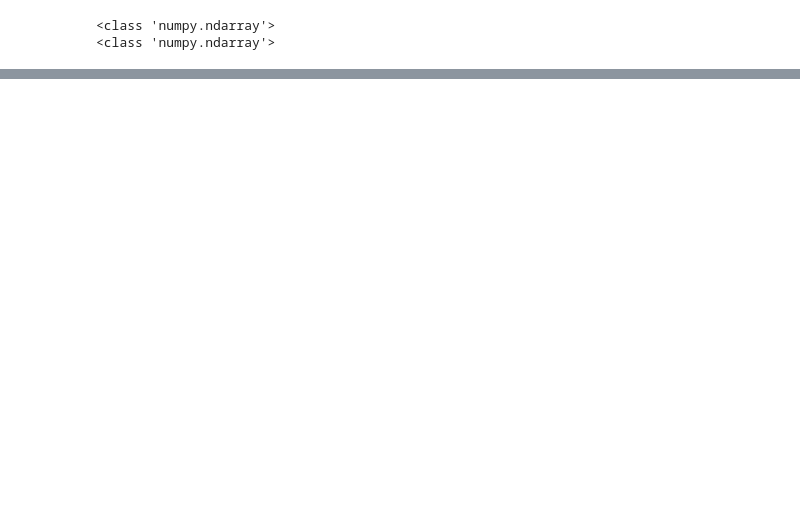
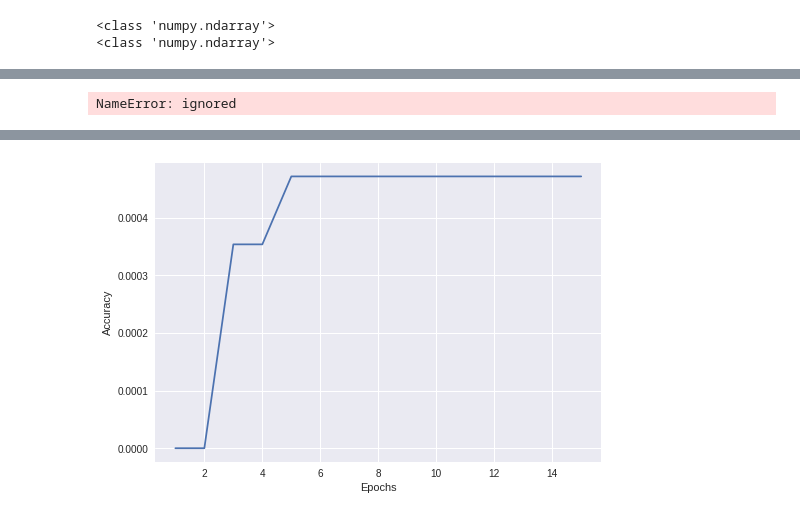
Before and after one commit to RomaricKanyamibwa/Normalisation-de-concepts-medicaux, a Jupyter notebook: CNN_projet.ipynb, the cells around one changed output, grey strips where cells are left out. Saved outputs shown, nothing was run; the diff lists cells and outputs as text; code cells hidden in the pictures; blank space fills up the shorter version.

```diff
--- a/CNN_projet.ipynb
+++ b/CNN_projet.ipynb
@@ -311,6 +212,6 @@ shape= (15981, 30, 300)
 # %%
 print("test sample")
-testMatrixList,testempty=get_termes_matrices(testDisorders_corpus,model)
+testMatrixList,testempty=get_termes_matrices(testDisorders_corpus,model_w2vec)
 # %% [output]
 test sample
 i: 0
@@ -425,14 +311,14 @@ print(result)
 # %%
-batch_size = 128
+batch_size = 32
 num_classes = nb_classes
-epochs = 10
+epochs = 15
 
 # input dimensions
 size_x, size_y = MatrixList[0].shape
-keras_model = Sequential()
+#keras_model = Sequential()
 print(type(np.array(MatrixList)))
 
-# load the MNIST data set, which already splits into train and test sets for us
+# load the data set, which already splits into train and test sets for us
 x_train, y_train = np.array(MatrixList),np.array(Codes2)
 x_test, y_test = np.array(testMatrixList),np.array(testCodes2)
 print(type(x_train[0]))
@@ -482,11 +368,13 @@ encoder = LabelEncoder()
 encoder.fit(GCodes2)
 encoded_Y = encoder.transform(y_train)
 # convert integers to dummy variables (i.e. one hot encoded)
-y_train = np_utils.to_categorical(encoded_Y)
+y_trainEnc = np_utils.to_categorical(encoded_Y,num_classes=Num_classes)
 
+#encoder.fit(GCodes2)
 encoded_Ytest = encoder.transform(y_test)
-y_test = np_utils.to_categorical(encoded_Ytest)
+y_testEnc = np_utils.to_categorical(encoded_Ytest,num_classes=Num_classes)
 
-print((y_train.shape))
-print((y_test.shape))
+print((y_trainEnc.shape))
+print((y_testEnc.shape))
+#input_shape = (size_x, size_y, 1)
 # %% [output]
@@ -537,0 +432,27 @@ ValueError: ignored
+# %%
+class AccuracyHistory(keras.callbacks.Callback):
+    def on_train_begin(self, logs={}):
+        self.acc = []
+
+    def on_epoch_end(self, batch, logs={}):
+        self.acc.append(logs.get('acc'))
+
+history = AccuracyHistory()
+
+model.fit(x_train, y_trainEnc,
+          batch_size=batch_size,
+          epochs=epochs,
+          verbose=1,
+          validation_data=(x_test, y_testEnc),
+          callbacks=[history])
+# %% [output]
+NameError: ignored
+# %%
+score = model.evaluate(x_test, y_testEnc, verbose=0)
+print('Test loss:', score[0])
+print('Test accuracy:', score[1])
+plt.plot(range(1, epochs+1), history.acc)
+plt.xlabel('Epochs')
+plt.ylabel('Accuracy')
+plt.show()
+# %% [output]
@@ -537,0 +461 @@ ValueError: ignored
+[figure, added]
```
Also changed, not shown: parts of 34 cells of this notebook.
